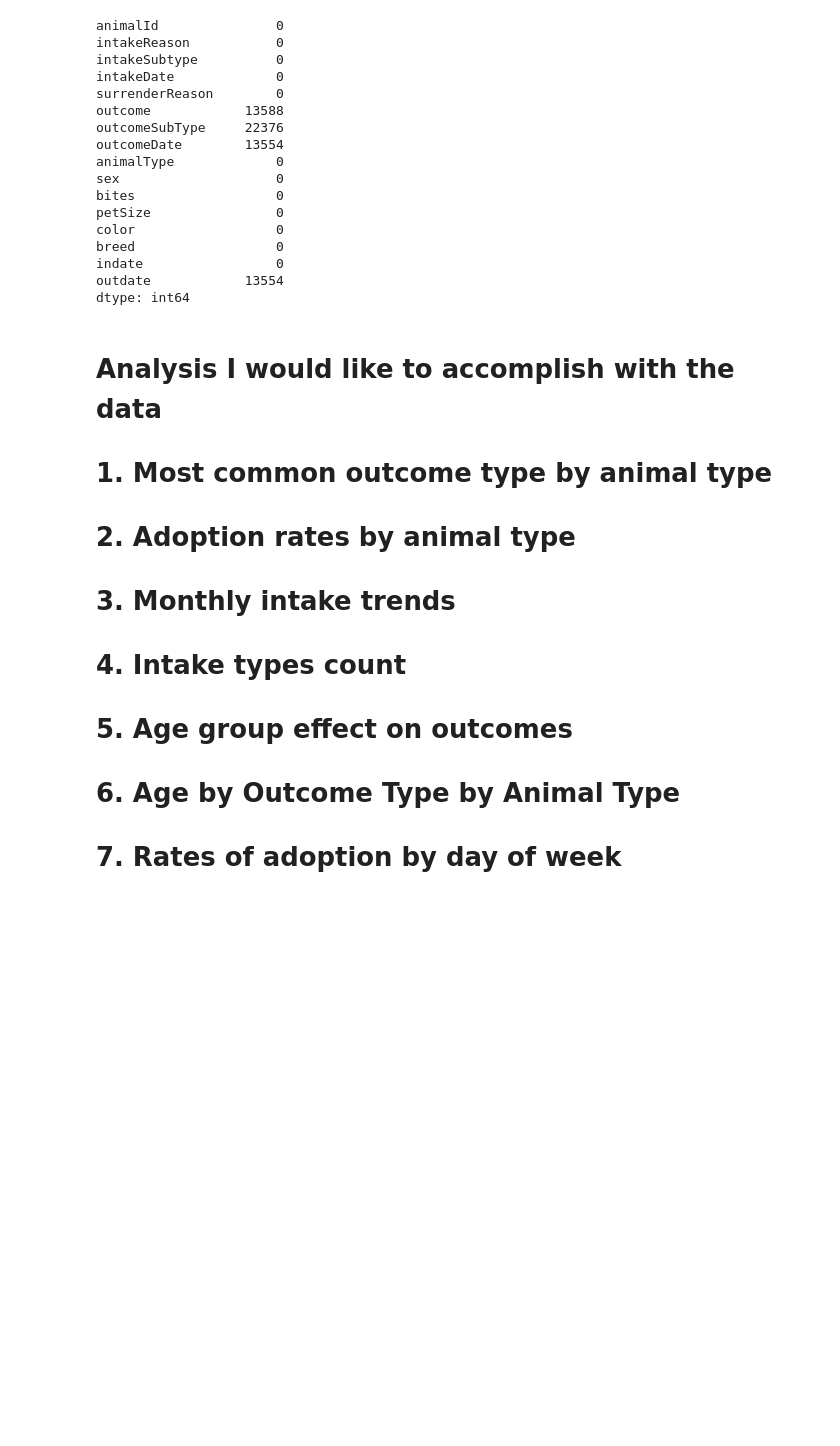
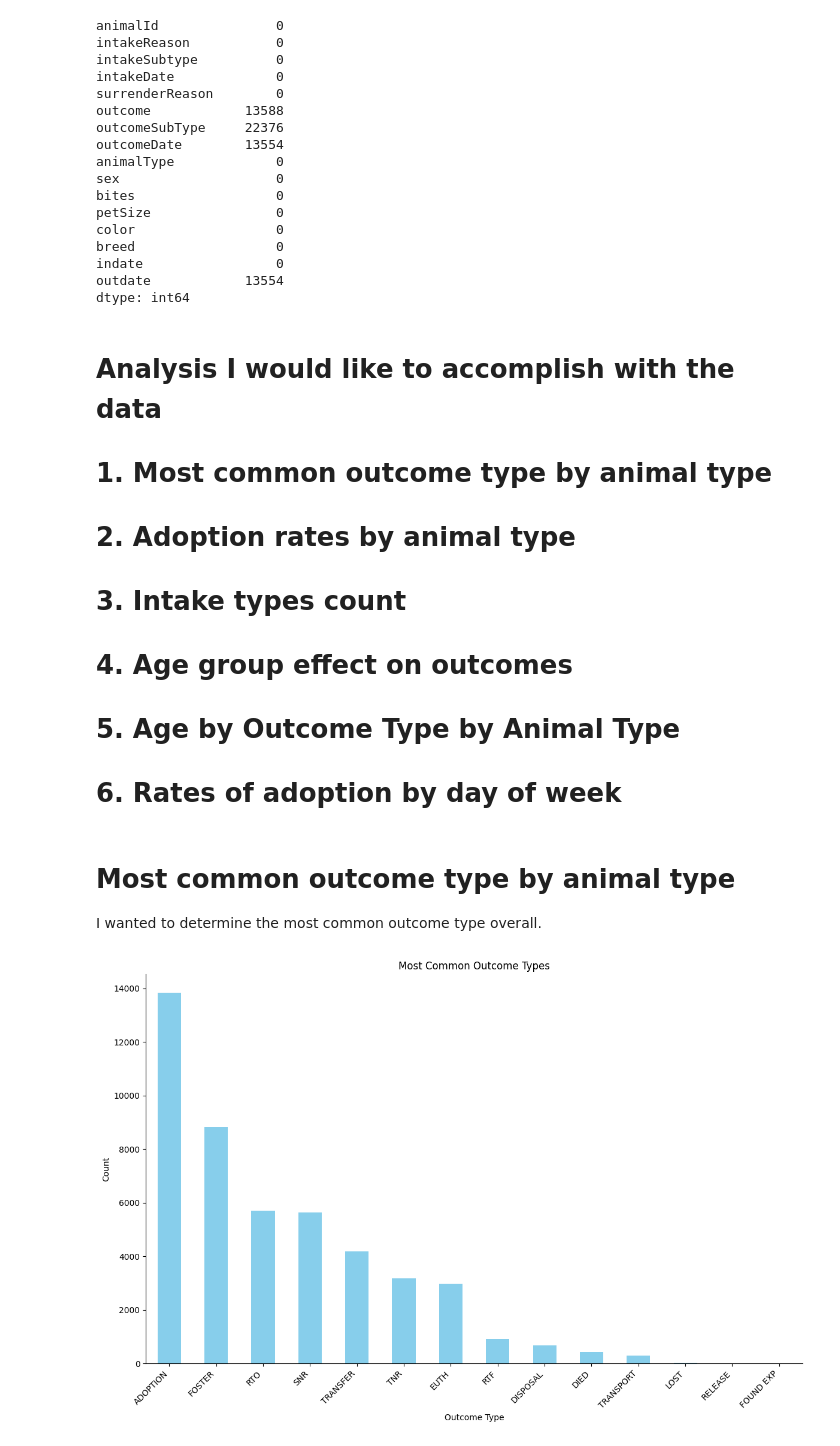
Before and after one commit to Kat910/mini_project_reppenKatrinia, a Jupyter notebook: notebook/mini_project.ipynb, the cells around one changed output. Saved outputs shown, nothing was run; the diff lists cells and outputs as text; code cells hidden in the pictures; blank space fills up the shorter version.

Commit message:
some graphs started

```diff
--- a/notebook/mini_project.ipynb
+++ b/notebook/mini_project.ipynb
@@ -249,8 +249,26 @@ dtype: int64
 # Analysis I would like to accomplish with the data
 # 1. Most common outcome type by animal type
 # 2. Adoption rates by animal type
-# 3. Monthly intake trends
-# 4. Intake types count
-# 5. Age group effect on outcomes
-# 6. Age by Outcome Type by Animal Type
-# 7. Rates of adoption by day of week
+# 3. Intake types count
+# 4. Age group effect on outcomes
+# 5. Age by Outcome Type by Animal Type
+# 6. Rates of adoption by day of week
+# %% [markdown]
+# Most common outcome type by animal type
+I wanted to determine the most common outcome type overall.
+# %%
+plt.figure(figsize=(12,8))
+df['outcome'].value_counts().plot(kind='bar', color='skyblue')
+plt.title('Most Common Outcome Types')
+plt.xlabel('Outcome Type')
+plt.ylabel('Count')
+
+ax = plt.gca()
+ax.spines['top'].set_visible(False)
+ax.spines['right'].set_visible(False)
+
+plt.xticks(rotation = 45, ha = "right")
+plt.tight_layout()
+plt.show()
+# %% [output]
+[figure, added]
```
Also changed, not shown: parts of 4 cells of this notebook.
